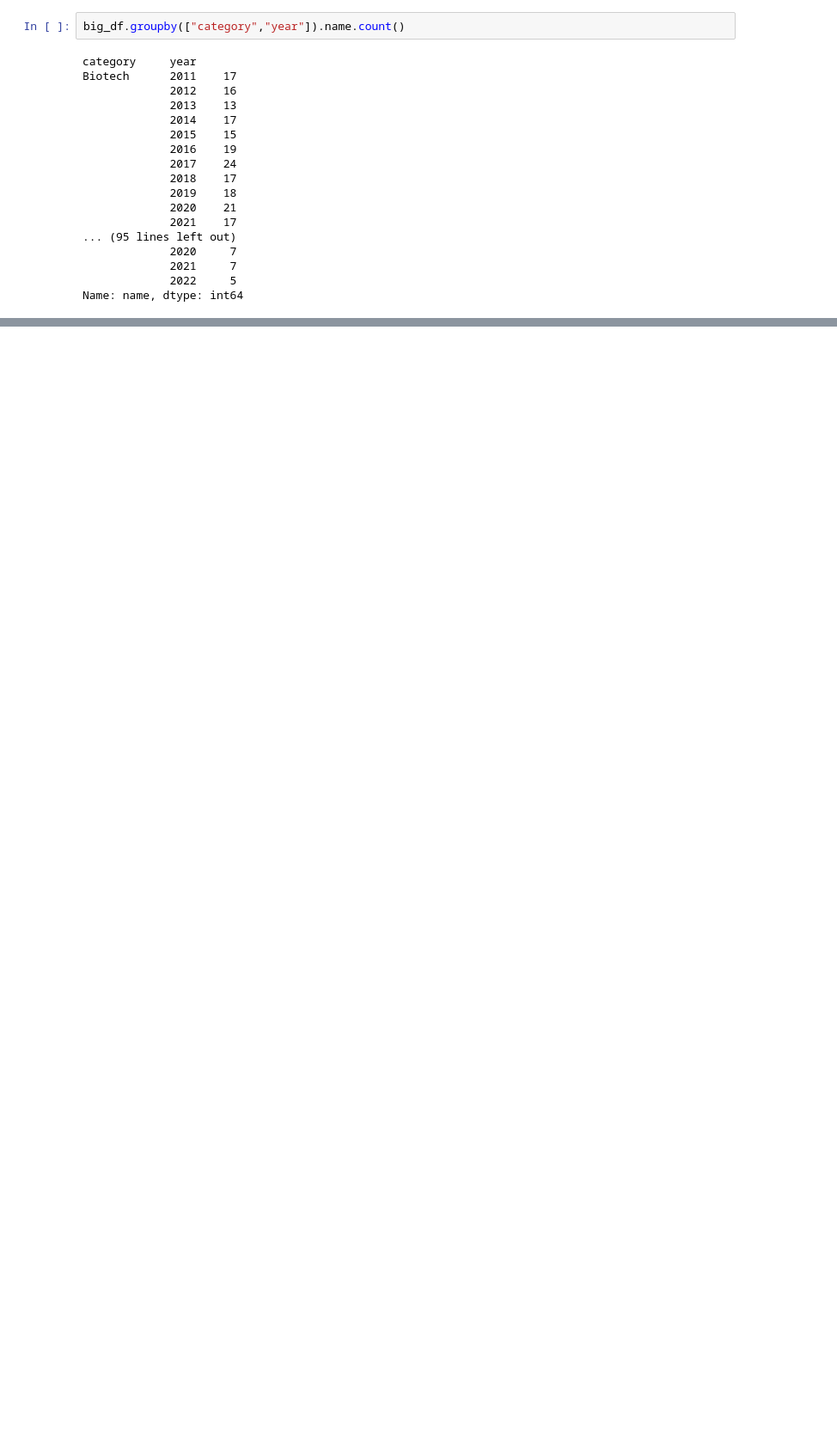
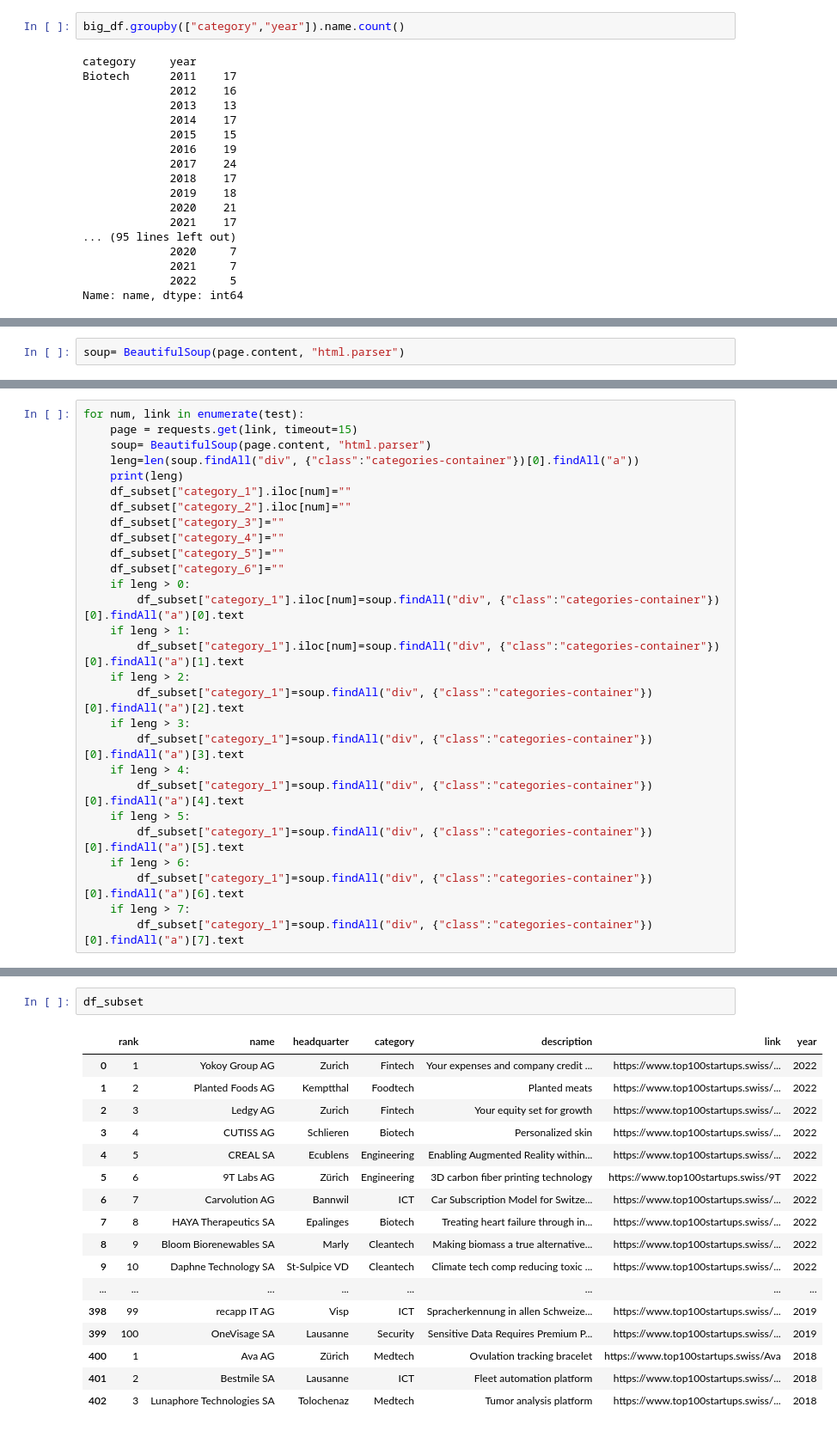
Before and after one commit to naemigraf/Start_up_Analyze, a Jupyter notebook: notebooks/web_scrape_stefan.ipynb, the cells around one changed output, grey strips where cells are left out. Shown at 86% size. Drawn from its saved outputs; the diff is of its cells as text; blank space fills up the shorter version.

```diff
--- a/notebooks/web_scrape_stefan.ipynb
+++ b/notebooks/web_scrape_stefan.ipynb
@@ -226,0 +235,2 @@ ImportError: Missing optional dependency 'openpyxl'.  Use pip or conda to instal
+# %%
+soup= BeautifulSoup(page.content, "html.parser")
@@ -226,0 +492,28 @@ ImportError: Missing optional dependency 'openpyxl'.  Use pip or conda to instal
+# %%
+for num, link in enumerate(test):
+    page = requests.get(link, timeout=15)
+    soup= BeautifulSoup(page.content, "html.parser")
+    leng=len(soup.findAll("div", {"class":"categories-container"})[0].findAll("a"))
+    print(leng)
+    df_subset["category_1"].iloc[num]=""
+    df_subset["category_2"].iloc[num]=""
+    df_subset["category_3"]=""
+    df_subset["category_4"]=""
+    df_subset["category_5"]=""
+    df_subset["category_6"]=""
+    if leng > 0:
+        df_subset["category_1"].iloc[num]=soup.findAll("div", {"class":"categories-container"})[0].findAll("a")[0].text
+    if leng > 1:
+        df_subset["category_1"].iloc[num]=soup.findAll("div", {"class":"categories-container"})[0].findAll("a")[1].text
+    if leng > 2:
+        df_subset["category_1"]=soup.findAll("div", {"class":"categories-container"})[0].findAll("a")[2].text
+    if leng > 3:
+        df_subset["category_1"]=soup.findAll("div", {"class":"categories-container"})[0].findAll("a")[3].text
+    if leng > 4:
+        df_subset["category_1"]=soup.findAll("div", {"class":"categories-container"})[0].findAll("a")[4].text
+    if leng > 5:
+        df_subset["category_1"]=soup.findAll("div", {"class":"categories-container"})[0].findAll("a")[5].text
+    if leng > 6:
+        df_subset["category_1"]=soup.findAll("div", {"class":"categories-container"})[0].findAll("a")[6].text
+    if leng > 7:
+        df_subset["category_1"]=soup.findAll("div", {"class":"categories-container"})[0].findAll("a")[7].text
@@ -226,0 +523,20 @@ ImportError: Missing optional dependency 'openpyxl'.  Use pip or conda to instal
+# %%
+df_subset
+# %% [output]
+|  | rank | name | headquarter | category | description | link | year |
+| 0 | 1 | Yokoy Group AG | Zurich | Fintech | Your expenses and company credit ... | https://www.top100startups.swiss/... | 2022 |
+| 1 | 2 | Planted Foods AG | Kemptthal | Foodtech | Planted meats | https://www.top100startups.swiss/... | 2022 |
+| 2 | 3 | Ledgy AG | Zurich | Fintech | Your equity set for growth | https://www.top100startups.swiss/... | 2022 |
+| 3 | 4 | CUTISS AG | Schlieren | Biotech | Personalized skin | https://www.top100startups.swiss/... | 2022 |
+| 4 | 5 | CREAL SA | Ecublens | Engineering | Enabling Augmented Reality within... | https://www.top100startups.swiss/... | 2022 |
+| 5 | 6 | 9T Labs AG | Zürich | Engineering | 3D carbon fiber printing technology | https://www.top100startups.swiss/9T | 2022 |
+| 6 | 7 | Carvolution AG | Bannwil | ICT | Car Subscription Model for Switze... | https://www.top100startups.swiss/... | 2022 |
+| 7 | 8 | HAYA Therapeutics SA | Epalinges | Biotech | Treating heart failure through in... | https://www.top100startups.swiss/... | 2022 |
+| 8 | 9 | Bloom Biorenewables SA | Marly | Cleantech | Making biomass a true alternative... | https://www.top100startups.swiss/... | 2022 |
+| 9 | 10 | Daphne Technology SA | St-Sulpice VD | Cleantech | Climate tech comp reducing toxic ... | https://www.top100startups.swiss/... | 2022 |
+| ... | ... | ... | ... | ... | ... | ... | ... |
+| 398 | 99 | recapp IT AG | Visp | ICT | Spracherkennung in allen Schweize... | https://www.top100startups.swiss/... | 2019 |
+| 399 | 100 | OneVisage SA | Lausanne | Security | Sensitive Data Requires Premium P... | https://www.top100startups.swiss/... | 2019 |
+| 400 | 1 | Ava AG | Zürich | Medtech | Ovulation tracking bracelet | https://www.top100startups.swiss/Ava | 2018 |
+| 401 | 2 | Bestmile SA | Lausanne | ICT | Fleet automation platform | https://www.top100startups.swiss/... | 2018 |
+| 402 | 3 | Lunaphore Technologies SA | Tolochenaz | Medtech | Tumor analysis platform | https://www.top100startups.swiss/... | 2018 |
```
Also changed, not shown: parts of 40 cells of this notebook.
